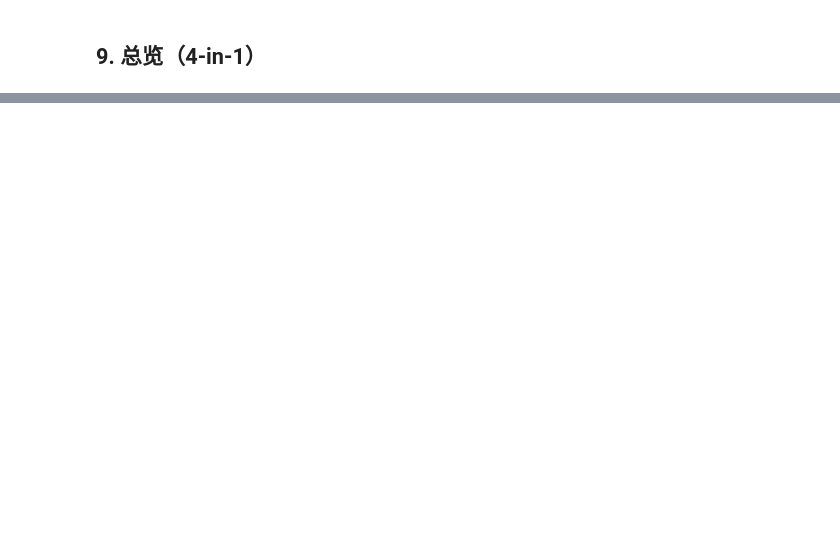
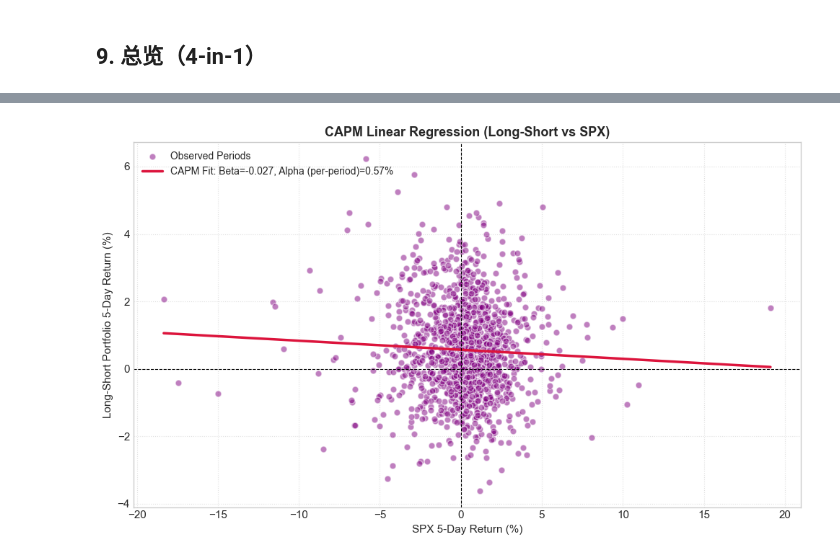
Before and after one commit to StevenYang23/MASTER-Market_Guided_Transformer_On_SPX, a Jupyter notebook: train.ipynb, the cells around one changed output, grey strips where cells are left out. Cells and saved outputs as stored; diff of their text form; code cells hidden in the pictures; blank space fills up the shorter version.

```diff
--- a/train.ipynb
+++ b/train.ipynb
@@ -575,0 +605,31 @@ plt.show()
+# %%
+# 1. 组合回报 vs SPX回报 CAPM 回归散点图
+import matplotlib.pyplot as plt
+import numpy as np
+import pandas as pd
+from scipy.stats import linregress
+
+# 对齐日期并融合多空组合回报和 SPX 大盘持仓回报
+aligned_df = pd.concat([pnl_df["ls"].rename("port_ls"), spx_rets.rename("spx")], axis=1).dropna()
+
+# 计算 Beta 和 Alpha 截距
+slope, intercept, r_value, p_value, std_err = linregress(aligned_df["spx"], aligned_df["port_ls"])
+
+plt.figure(figsize=(10, 6))
+
+# 绘制散点图和 OLS 拟合线
+plt.scatter(aligned_df["spx"] * 100, aligned_df["port_ls"] * 100, color="purple", alpha=0.5, edgecolors="white", s=40, label="Observed Periods")
+x_range = np.linspace(aligned_df["spx"].min(), aligned_df["spx"].max(), 100)
+plt.plot(x_range * 100, (slope * x_range + intercept) * 100, color="crimson", lw=2.5,
+         label=f"CAPM Fit: Beta={slope:.3f}, Alpha (per-period)={intercept:.2%}")
+plt.axhline(0, color="black", ls="--", lw=0.8)
+plt.axvline(0, color="black", ls="--", lw=0.8)
+plt.xlabel("SPX 5-Day Return (%)", fontsize=11)
+plt.ylabel("Long-Short Portfolio 5-Day Return (%)", fontsize=11)
+plt.title("CAPM Linear Regression (Long-Short vs SPX)", fontsize=13, fontweight="bold")
+plt.legend(fontsize=10, loc="upper left")
+plt.grid(True, ls=":", alpha=0.6)
+plt.tight_layout()
+plt.show()
+# %% [output]
+[figure, added]
```
Also changed, not shown: parts of 15 cells of this notebook, 16 other files.
